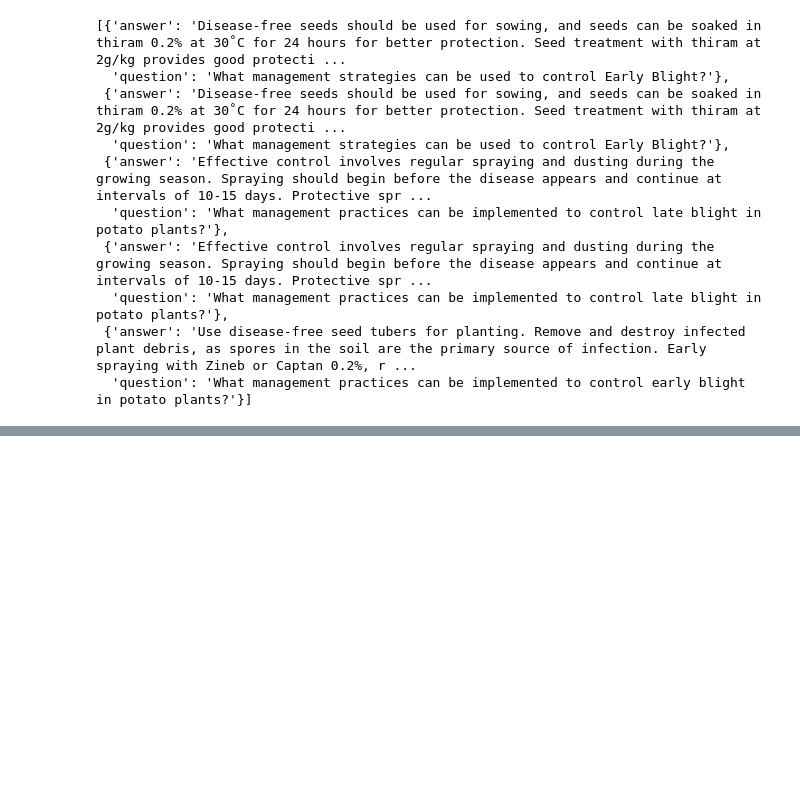
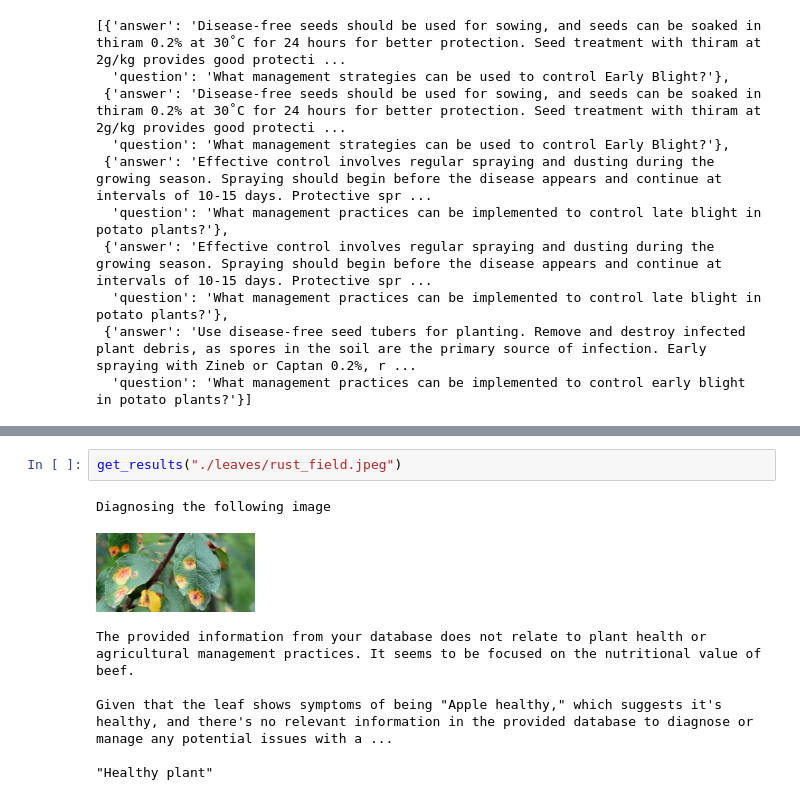
Before and after one commit to gfragko/Leaf_Disease_Diagnosis, a Jupyter notebook: leaf_Diagnosis_COMPLETE.ipynb, the cells around one changed output, grey strips where cells are left out. Saved outputs shown, nothing was run; the diff lists cells and outputs as text; blank space fills up the shorter version.

```diff
--- a/leaf_Diagnosis_COMPLETE.ipynb
+++ b/leaf_Diagnosis_COMPLETE.ipynb
@@ -281,0 +323,10 @@ By implementing these management practices, you can effectively control late bli
+# %%
+get_results("./leaves/rust_field.jpeg")
+# %% [output]
+Diagnosing the following image
+[figure, added]
+The provided information from your database does not relate to plant health or agricultural management practices. It seems to be focused on the nutritional value of beef.
+
+Given that the leaf shows symptoms of being "Apple healthy," which suggests it's healthy, and there's no relevant information in the provided database to diagnose or manage any potential issues with a ...
+
+"Healthy plant"
```
Also changed, not shown: parts of 13 cells of this notebook, 11 other files.
